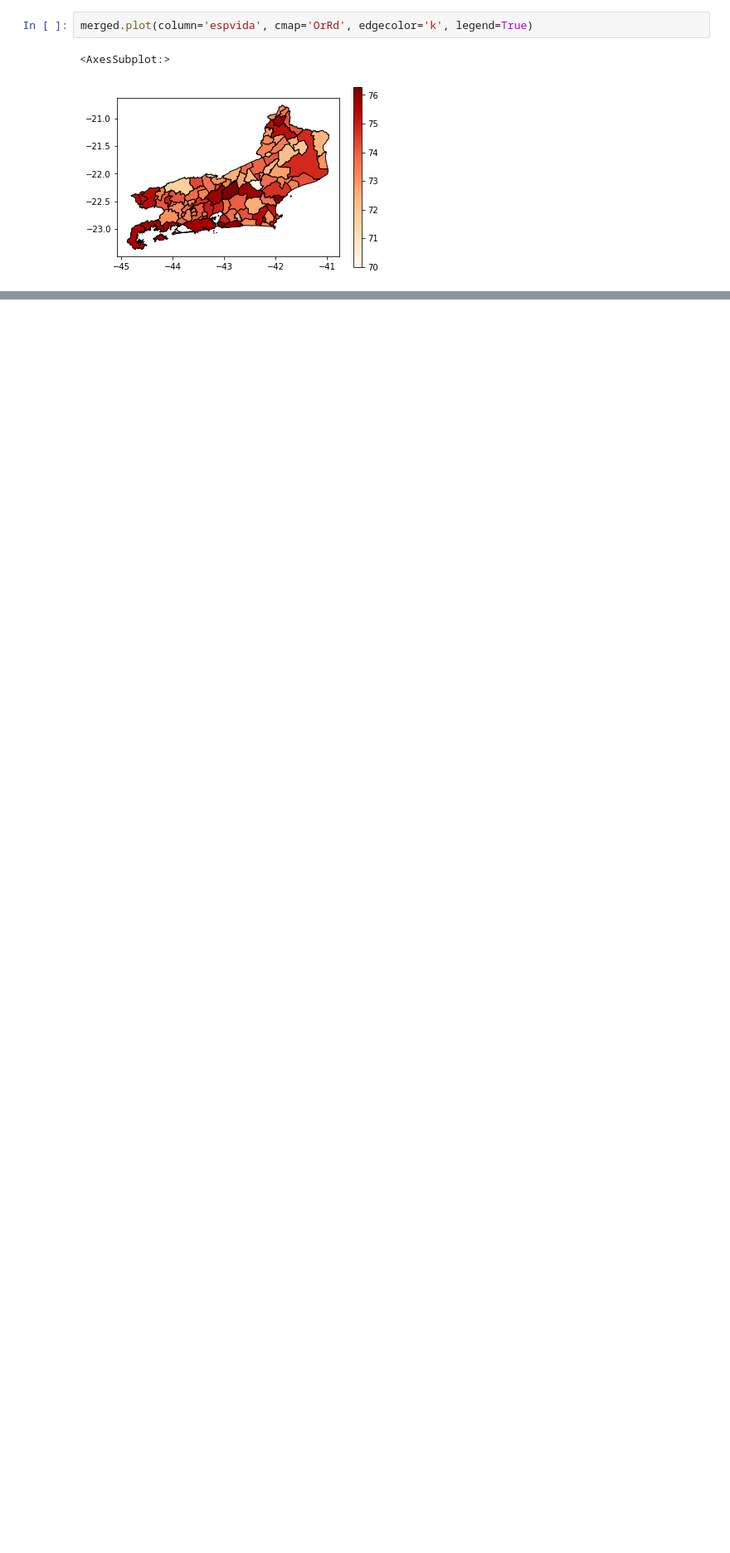
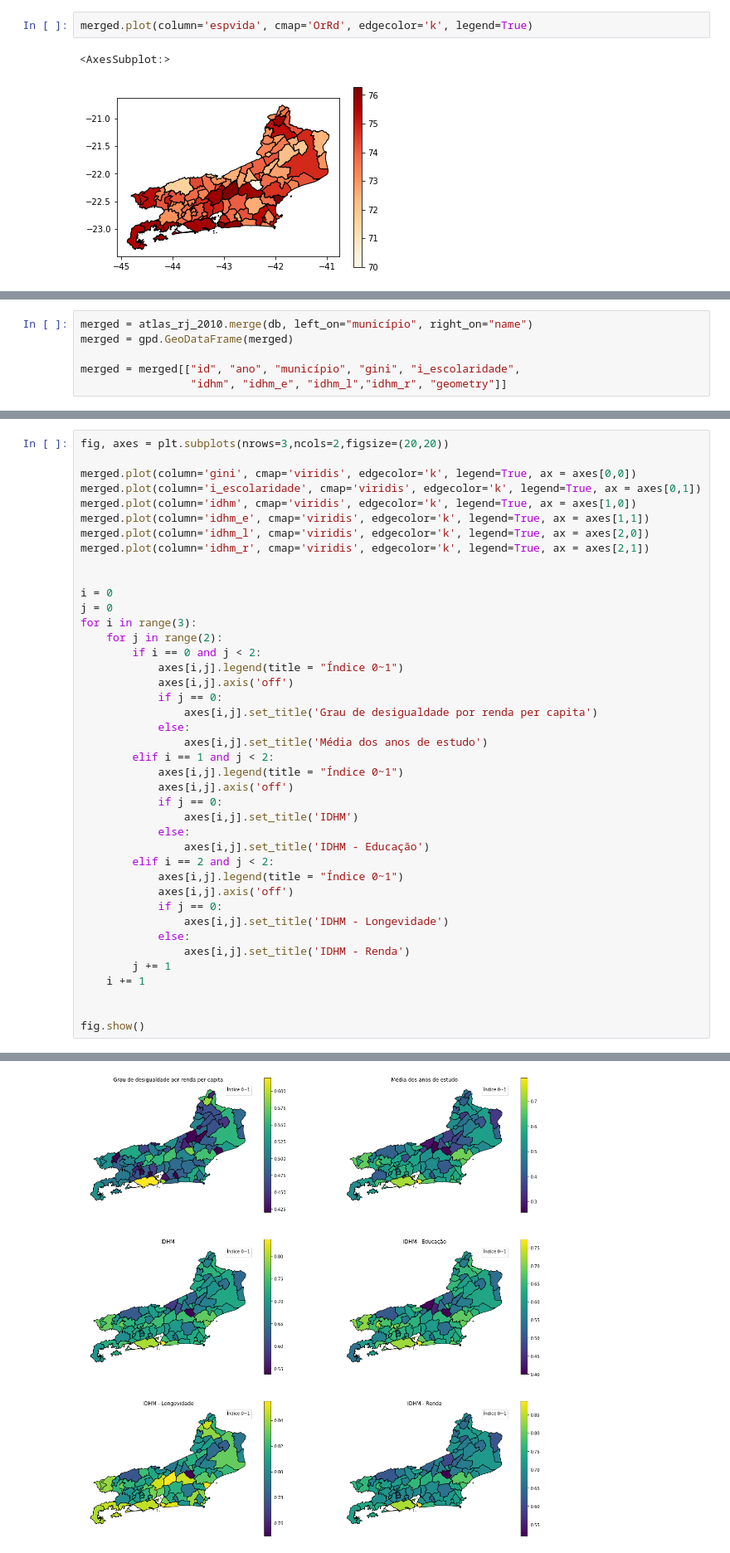
Before and after one commit to lfzinho/Geodata-Analisys, a Jupyter notebook: Notebook_maneiro.ipynb, the cells around one changed output, grey strips where cells are left out. Shown at 83% size. Saved outputs shown, nothing was run; the diff lists cells and outputs as text; blank space fills up the shorter version.

Commit message:
Plots e etc, faltando possível conclusão

```diff
--- a/Notebook_maneiro.ipynb
+++ b/Notebook_maneiro.ipynb
@@ -102,0 +125,6 @@ conn.commit()
+# %%
+merged = atlas_rj_2010.merge(db, left_on="município", right_on="name")
+merged = gpd.GeoDataFrame(merged)
+
+merged = merged[["id", "ano", "município", "gini", "i_escolaridade",
+                 "idhm", "idhm_e", "idhm_l","idhm_r", "geometry"]]
@@ -102,0 +151,42 @@ conn.commit()
+# %%
+fig, axes = plt.subplots(nrows=3,ncols=2,figsize=(20,20))
+
+merged.plot(column='gini', cmap='viridis', edgecolor='k', legend=True, ax = axes[0,0])
+merged.plot(column='i_escolaridade', cmap='viridis', edgecolor='k', legend=True, ax = axes[0,1])
+merged.plot(column='idhm', cmap='viridis', edgecolor='k', legend=True, ax = axes[1,0])
+merged.plot(column='idhm_e', cmap='viridis', edgecolor='k', legend=True, ax = axes[1,1])
+merged.plot(column='idhm_l', cmap='viridis', edgecolor='k', legend=True, ax = axes[2,0])
+merged.plot(column='idhm_r', cmap='viridis', edgecolor='k', legend=True, ax = axes[2,1])
+
+
+i = 0
+j = 0
+for i in range(3):
+    for j in range(2):
+        if i == 0 and j < 2:
+            axes[i,j].legend(title = "Índice 0~1")
+            axes[i,j].axis('off')
+            if j == 0:
+                axes[i,j].set_title('Grau de desigualdade por renda per capita')
+            else:
+                axes[i,j].set_title('Média dos anos de estudo')
+        elif i == 1 and j < 2:
+            axes[i,j].legend(title = "Índice 0~1")
+            axes[i,j].axis('off')
+            if j == 0:
+                axes[i,j].set_title('IDHM')
+            else:
+                axes[i,j].set_title('IDHM - Educação')
+        elif i == 2 and j < 2:
+            axes[i,j].legend(title = "Índice 0~1")
+            axes[i,j].axis('off')
+            if j == 0:
+                axes[i,j].set_title('IDHM - Longevidade')
+            else:
+                axes[i,j].set_title('IDHM - Renda')
+        j += 1
+    i += 1
+
+
+fig.show()
+# %% [output]
@@ -102,0 +201 @@ conn.commit()
+[figure, added]
```
Also changed, not shown: parts of 19 cells of this notebook, 1 other file.
